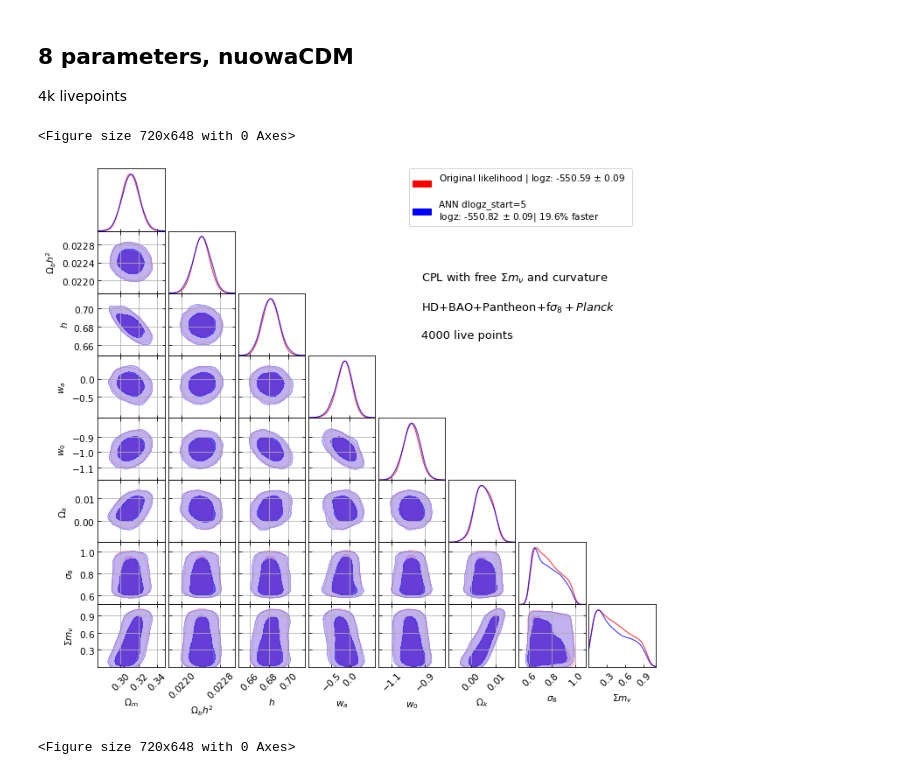
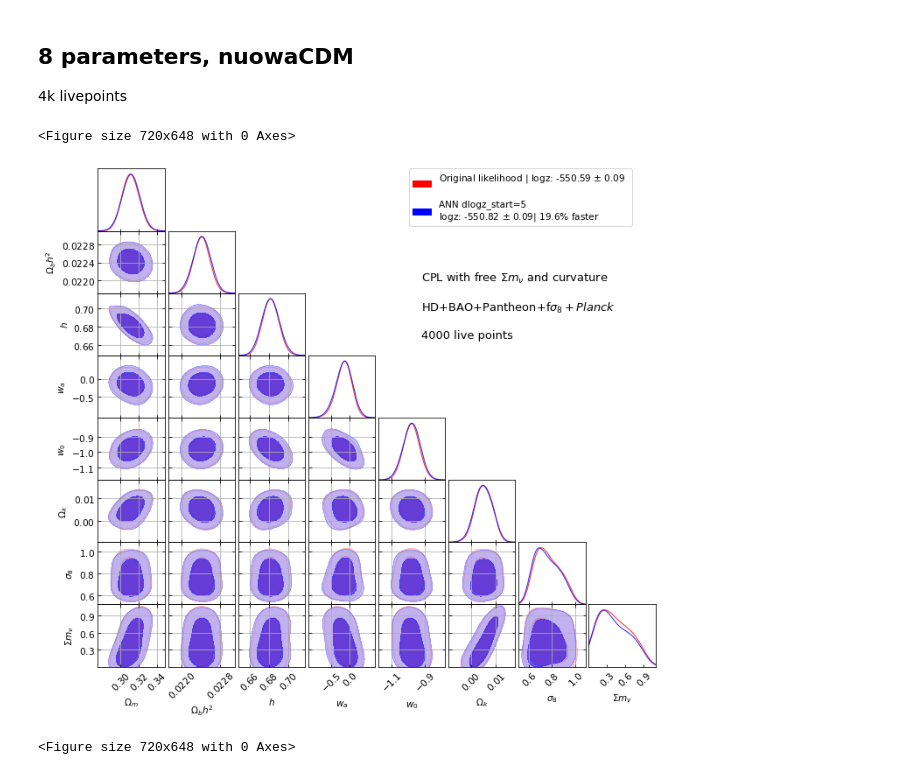
Before and after one commit to igomezv/cosmo_tools, a Jupyter notebook: models/neural/neuralike/posteriors_neuralike_2023.ipynb, the cells around one changed output. Cells and saved outputs as stored; diff of their text form; code cells hidden in the pictures.

```diff
--- a/models/neural/neuralike/posteriors_neuralike_2023.ipynb
+++ b/models/neural/neuralike/posteriors_neuralike_2023.ipynb
@@ -324,8 +328,8 @@ roots4 = ['nuowaCDM_phy_HD+Pantheon+CBAO+fs8+Planck_15_nested_multi',
 
 g = plots.getSinglePlotter(chain_dir = dir_name, width_inch= 10,
                           ratio = 0.9,
-                          analysis_settings={'smooth_scale_2D': 0.3,
-                                             'smooth_scale_1D': 0.3,
+                          analysis_settings={'smooth_scale_2D': 0.6,
+                                             'smooth_scale_1D': 0.6,
                                              'ignore_rows': 0.0})
 
 #g.settings.axes_fontsize = 5
@@ -370,34 +374,34 @@ g.subplots[4,1].grid(True)
 g.subplots[4,2].grid(True)
 g.subplots[4,3].grid(True)
 g.subplots[5,0].grid(True)
 g.subplots[5,1].grid(True)
 g.subplots[5,2].grid(True)
 g.subplots[5,3].grid(True)
 g.subplots[5,4].grid(True)
 g.subplots[6,0].grid(True)
 g.subplots[6,1].grid(True)
 g.subplots[6,2].grid(True)
 g.subplots[6,3].grid(True)
 g.subplots[6,4].grid(True)
 g.subplots[6,5].grid(True)
 g.subplots[7,0].grid(True)
 g.subplots[7,1].grid(True)
 g.subplots[7,2].grid(True)
 g.subplots[7,3].grid(True)
 g.subplots[7,4].grid(True)
 g.subplots[7,5].grid(True)
 g.subplots[7,6].grid(True)
 
 
 g.add_text('CPL with free $\Sigma m_\\nu$ and curvature \n\nHD+BAO+Pantheon+f$\sigma_8+Planck$'
            '\n\n4000 live points', x= -2.5, y=5.8, fontsize=13)
 
 plt.savefig('nuowacdm_planck_corner_4klivepoints.png', dpi=100)
 # plt.savefig('wacdm_corner_4klivepoints.svg')
 plt.show()
 # %% [output]
 <Figure size 720x648 with 0 Axes>
-[figure, old version]
+[figure, new version]
 # %%
 #without s8
 # %%
```
Also changed, not shown: parts of 2 cells of this notebook.
